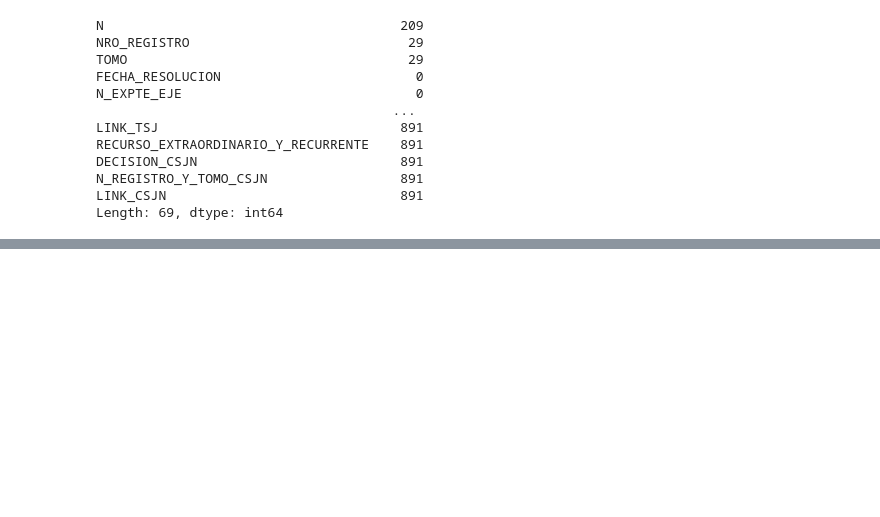
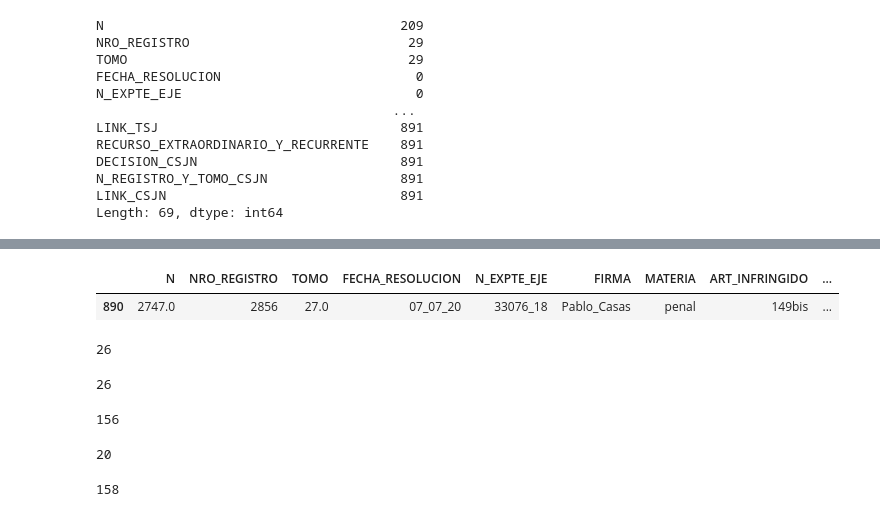
Before and after one commit to GabrielaCA88/ODSL, a Jupyter notebook: Tratamiento_de_Nans.ipynb, the cells around one changed output, grey strips where cells are left out. Saved outputs shown, nothing was run; the diff lists cells and outputs as text; code cells hidden in the pictures; blank space fills up the shorter version.

```diff
--- a/Tratamiento_de_Nans.ipynb
+++ b/Tratamiento_de_Nans.ipynb
@@ -101,0 +111,31 @@ memory usage: 431.7+ KB
+# %%
+empty_genero= df_violencia.loc[df_violencia['GENERO_ACUSADO/A'].isnull()]
+empty_genero
+# %% [output]
+|  | N | NRO_REGISTRO | TOMO | FECHA_RESOLUCION | N_EXPTE_EJE | FIRMA | MATERIA | ART_INFRINGIDO | ... |
+| 890 | 2747.0 | 2856 | 27.0 | 07_07_20 | 33076_18 | Pablo_Casas | penal | 149bis | ... |
+# %%
+empty_nacionalidad= df_violencia.loc[df_violencia['NACIONALIDAD_ACUSADO/A'].isnull()]
+print (len (empty_nacionalidad))
+# %% [output]
+26
+# %%
+empty_edad= df_violencia.loc[df_violencia['EDAD_ACUSADO/A AL MOMENTO DEL HECHO'].isnull()]
+print (len (empty_edad))
+# %% [output]
+26
+# %%
+empty_instruccion= df_violencia.loc[df_violencia['NIVEL_INSTRUCCION_ACUSADO/A'].isnull()]
+print (len (empty_instruccion))
+# %% [output]
+156
+# %%
+empty_nac_den= df_violencia.loc[df_violencia['NACIONALIDAD_DENUNCIANTE'].isnull()]
+print (len (empty_nac_den))
+# %% [output]
+20
+# %%
+empty_edad_den= df_violencia.loc[df_violencia['EDAD_DENUNCIANTE_AL_MOMENTO_DEL_HECHO'].isnull()]
+print (len (empty_edad_den))
+# %% [output]
+158
```
Also changed, not shown: parts of 10 cells of this notebook.
